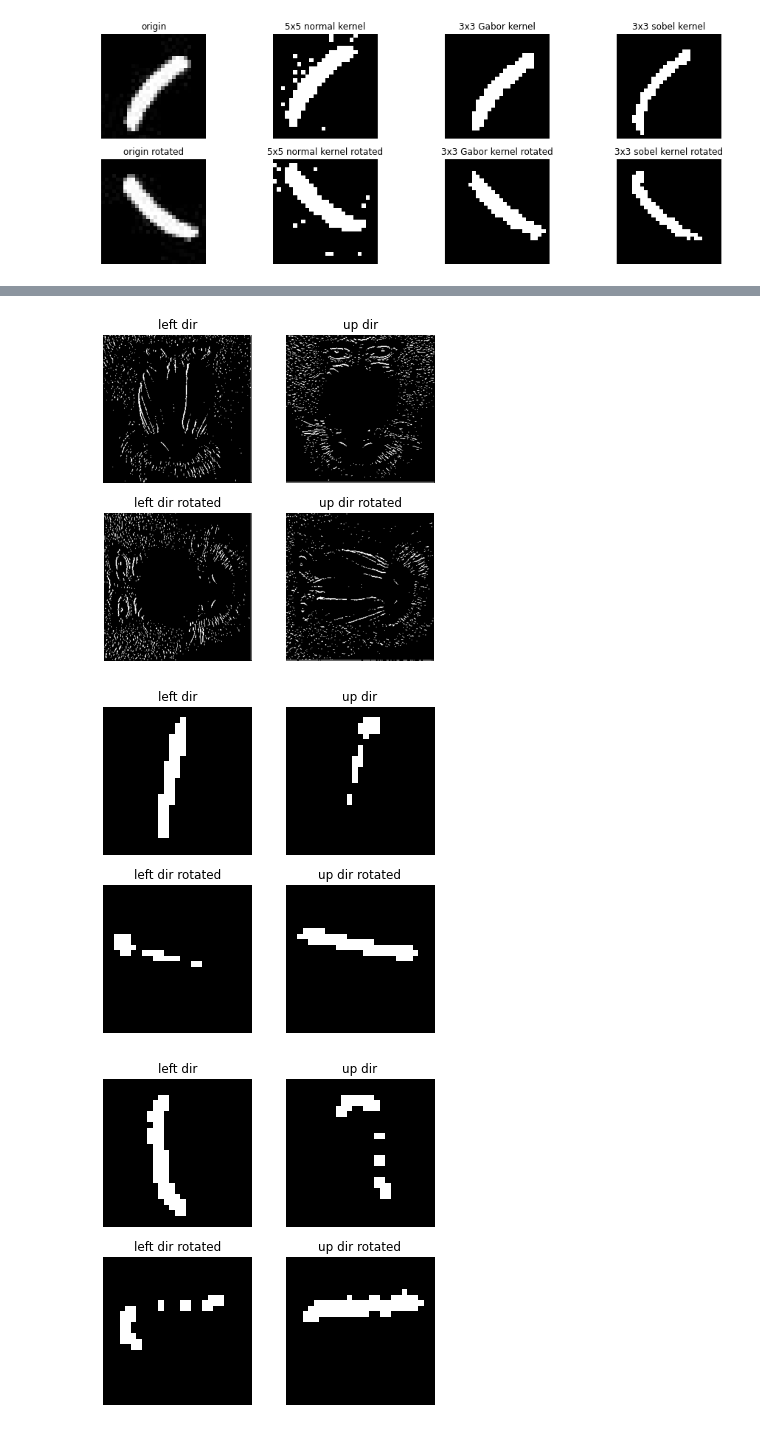
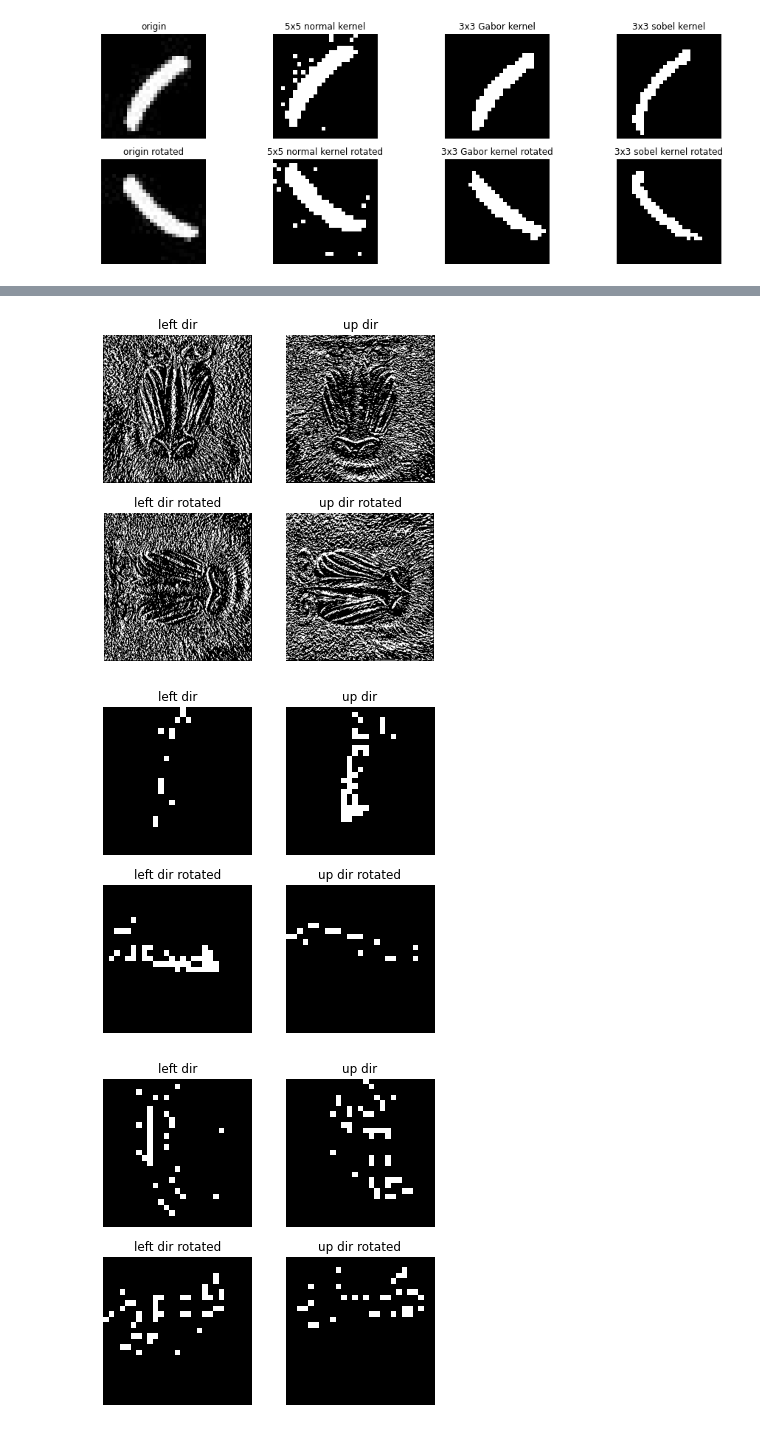
Before and after one commit to mental-disaster/make_conv, a Jupyter notebook: make_conv.ipynb, the cells around one changed output, grey strips where cells are left out. Cells and saved outputs as stored; diff of their text form; code cells hidden in the pictures.

Commit message:
thresholding updated

```diff
--- a/make_conv.ipynb
+++ b/make_conv.ipynb
@@ -558,0 +551,7 @@ for im in ims:
+# %%
+def between_thresholding(conved_data,min_thr,max_thr):
+    try:
+        return np.where(((conved_data>min_thr) & (conved_data<max_thr)),255,0)
+    except:
+        print("worng input")
+        return data
@@ -562,10 +667,13 @@ for im in ims:
 for im in ims:
     plt.figure(figsize=(6,6))
 
+    min_thr = 25
+    max_thr = 175
+
     #수평
     sobel_kernel = np.array([[-1,0,1],[-2,0,2],[-1,0,1]])
     conved_data = conv(im,kernel=sobel_kernel)
-    detected_data = thresholding(conved_data,threshold=150)
+    detected_data = between_thresholding(conved_data,min_thr=min_thr,max_thr=max_thr)
 
     plt.subplot(2,2,1)
     plt.title('left dir')
@@ -575,38 +683,38 @@ for im in ims:
     #수직
     sobel_kernel = np.array([[-1,-2,-1],[0,0,0],[1,2,1]])
     conved_data = conv(im,kernel=sobel_kernel)
-    detected_data = thresholding(conved_data,threshold=150)
+    detected_data = between_thresholding(conved_data,min_thr=min_thr,max_thr=max_thr)
 
     plt.subplot(2,2,2)
     plt.title('up dir')
     plt.axis('off')
     plt.imshow(detected_data,cmap='gray')
 
 
     #rotated image
     #수평
     sobel_kernel = np.array([[-1,0,1],[-2,0,2],[-1,0,1]])
     conved_data = conv(im,rotate=True,kernel=sobel_kernel)
-    detected_data = thresholding(conved_data,threshold=150)
+    detected_data = between_thresholding(conved_data,min_thr=min_thr,max_thr=max_thr)
 
     plt.subplot(2,2,3)
     plt.title('left dir rotated')
     plt.axis('off')
     plt.imshow(detected_data,cmap='gray')
 
     #수직
     sobel_kernel = np.array([[-1,-2,-1],[0,0,0],[1,2,1]])
     conved_data = conv(im,rotate=True,kernel=sobel_kernel)
-    detected_data = thresholding(conved_data,threshold=150)
+    detected_data = between_thresholding(conved_data,min_thr=min_thr,max_thr=max_thr)
 
     plt.subplot(2,2,4)
     plt.title('up dir rotated')
     plt.axis('off')
     plt.imshow(detected_data,cmap='gray')
 
     plt.show()
     print()
 # %% [output]
-[figure, old version]
+[figure, new version]
-[figure, old version]
+[figure, new version]
-[figure, old version]
+[figure, new version]
```
Also changed, not shown: parts of 10 cells of this notebook.
